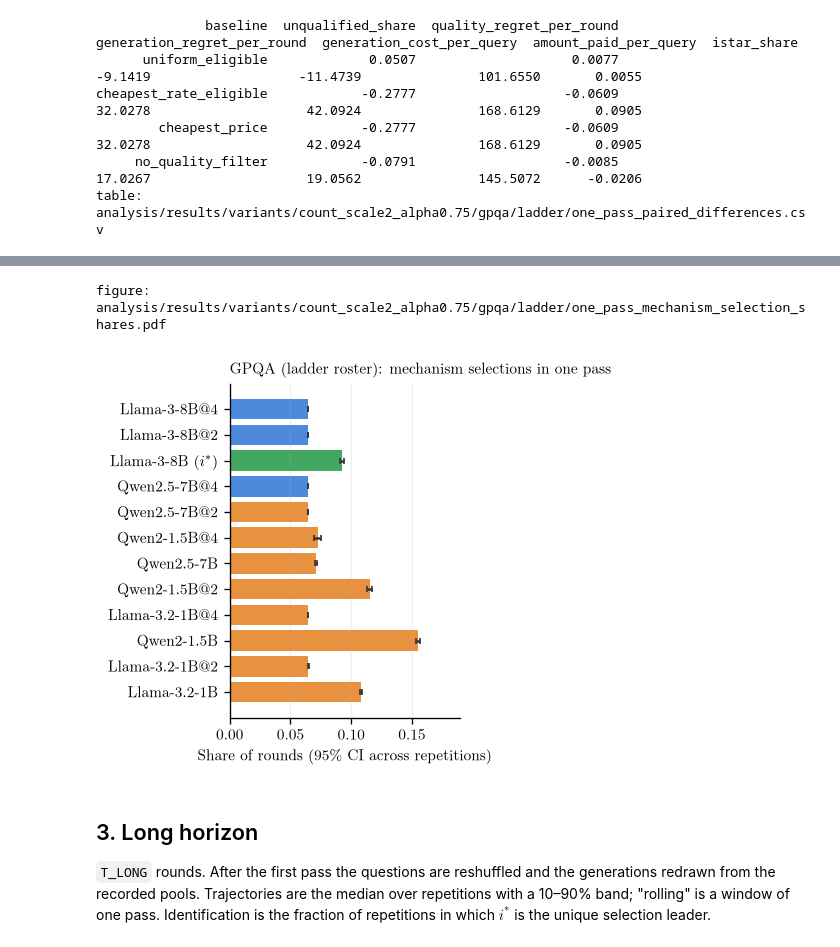
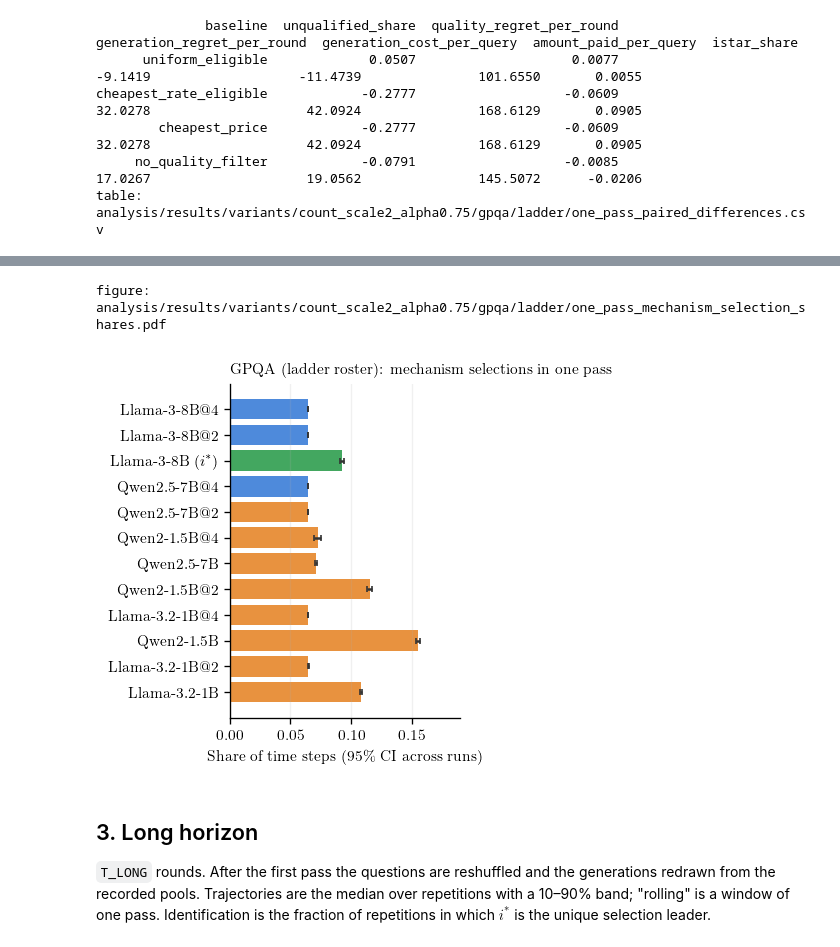
Before and after one commit to Human-Centric-Machine-Learning/cost-of-reliable-inference, a Jupyter notebook: analysis/GPQA-ladder.ipynb, the cells around one changed output, grey strips where cells are left out. Cells and saved outputs as stored; diff of their text form; code cells hidden in the pictures.

```diff
--- a/analysis/GPQA-ladder.ipynb
+++ b/analysis/GPQA-ladder.ipynb
@@ -627,28 +628,28 @@ figure: analysis/results/variants/count_scale2_alpha0.75/gpqa/ladder/one_pass_qu
 # %%
 # Figure: where the mechanism's one-pass rounds went, per provider. Colour marks the true
 # qualification (green i*, blue qualified, orange unqualified); the mechanism never sees it.
 ordered = sorted(MODELS, key=lambda m: TRUTH.q[m])
 means, halves = [], []
 for model in ordered:
     shares = [r["selection_counts"][model] / r["rounds"] for r in ONE if r["policy"] == "mechanism"]
     mean, half = mean_ci(shares)
     means.append(mean)
     halves.append(half)
 colors = [COLOR_ISTAR if m == TRUTH.istar else COLOR_QUALIFIED if m in TRUTH.qualified else COLOR_UNQUALIFIED for m in ordered]
 labels = [m + ("  ($i^*$)" if m == TRUTH.istar else "") for m in ordered]
 
 fig, ax = plt.subplots(figsize=(PANEL[0], 0.22 * N + 0.8))
 y = np.arange(N)
 ax.barh(y, means, xerr=halves, color=colors, alpha=0.9, ecolor="#333", capsize=2)
 ax.set_yticks(y, labels)
-ax.set_xlabel(f"Share of rounds (95{PCT} CI across repetitions)")
+ax.set_xlabel(f"Share of time steps (95{PCT} CI across runs)")
 ax.set_xlim(0, max(means) * 1.22)
 ax.grid(axis="x", alpha=0.18)
 ax.grid(axis="y", visible=False)
 finish(fig, "one_pass_mechanism_selection_shares", title=f"{BENCHMARK} ({ROSTER} roster): mechanism selections in one pass", legend=False)
 # %% [output]
 figure: analysis/results/variants/count_scale2_alpha0.75/gpqa/ladder/one_pass_mechanism_selection_shares.pdf
-[figure, old version]
+[figure, new version]
 # %% [markdown]
 ## 3. Long horizon
 
```
Also changed, not shown: parts of 12 cells of this notebook, 7 other files.
